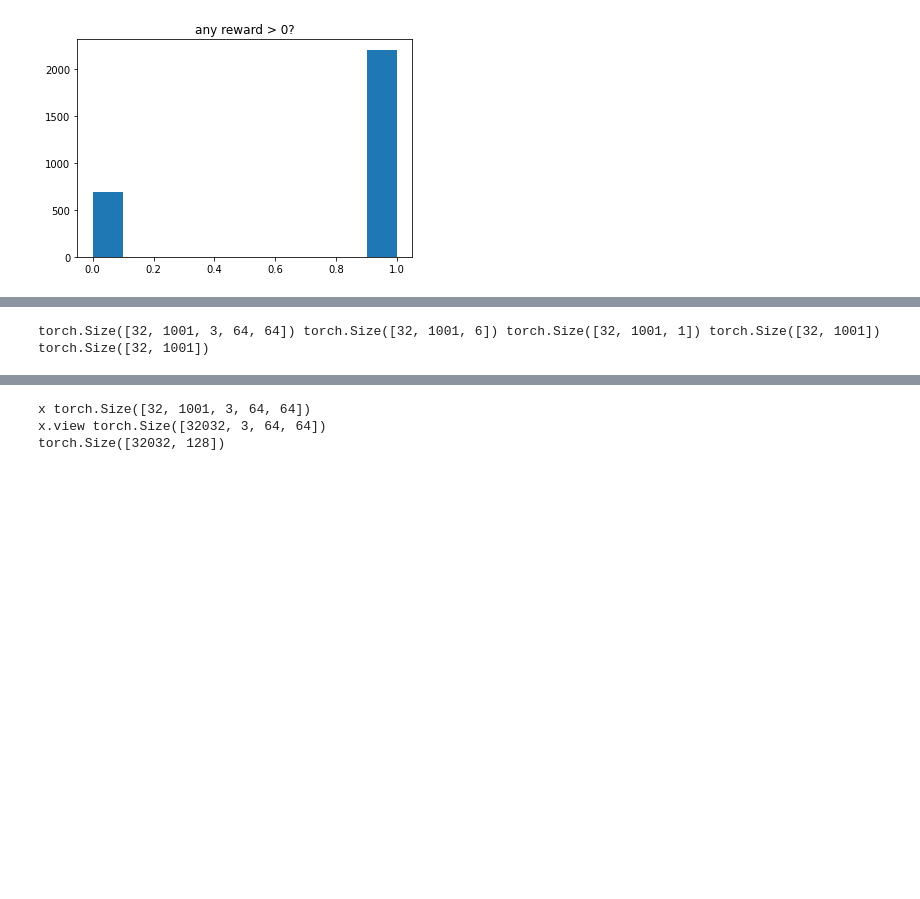
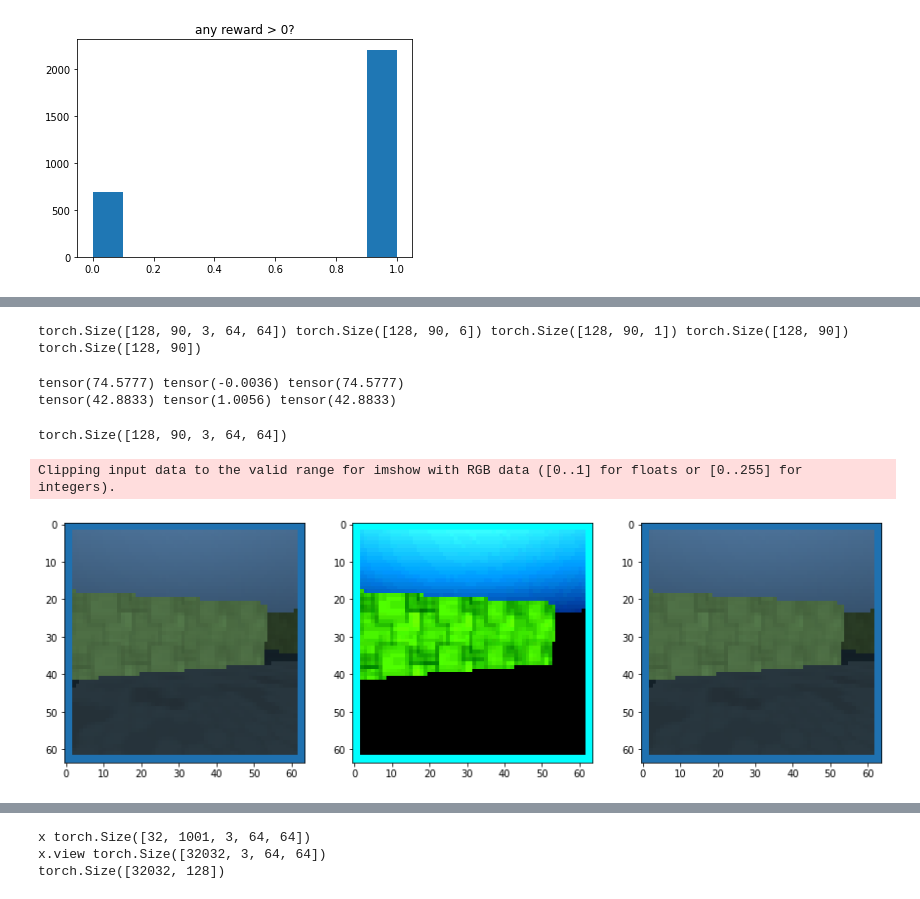
Before and after one commit to zen0no/RATE, a Jupyter notebook: MemoryMaze/MemoryMaze_notebooks/test.ipynb, the cells around one changed output, grey strips where cells are left out. Saved outputs shown, nothing was run; the diff lists cells and outputs as text; code cells hidden in the pictures; blank space fills up the shorter version.

```diff
--- a/MemoryMaze/MemoryMaze_notebooks/test.ipynb
+++ b/MemoryMaze/MemoryMaze_notebooks/test.ipynb
@@ -154,7 +234,54 @@ dataloader = DataLoader(dataset, batch_size=32, shuffle=True, num_workers=4)
+# %%
+def z_normalize(data, mean, std):
+    """_summary_
+
+    traj_norm.shape = torch.Size([5760, 3, 64, 112])
+    """
+    return (data - mean[None, :, None, None]) / std[None, :, None, None]
+
+
+def inverse_z_normalize(data, mean, std):
+    return data * std[None, :, None, None] + mean[None, :, None, None]
 # %%
-for batch in dataloader:
+for batch in tqdm(dataloader, total=len(dataloader)):
     x, a, rtg, timesteps, mask = batch
     print(x.shape, a.shape, rtg.shape, timesteps.shape, mask.shape)
     break
 # %% [output]
-torch.Size([32, 1001, 3, 64, 64]) torch.Size([32, 1001, 6]) torch.Size([32, 1001, 1]) torch.Size([32, 1001]) torch.Size([32, 1001])
+torch.Size([128, 90, 3, 64, 64]) torch.Size([128, 90, 6]) torch.Size([128, 90, 1]) torch.Size([128, 90]) torch.Size([128, 90])
+# %%
+ _b, _l, _c, _h, _w = x.shape
+x_res = x.clone().reshape(_b*_l, _c, _h, _w)
+x_res_norm = z_normalize(x_res, mean, std)
+x_norm = x_res_norm.clone().reshape(_b, _l, _c, _h, _w)
+# %%
+ _b, _l, _c, _h, _w = x.shape
+x_norm_res = x_norm.clone().reshape(_b*_l, _c, _h, _w)
+x_inv_res = inverse_z_normalize(x_norm_res, mean, std)
+x_restored = x_inv_res.clone().reshape(_b, _l, _c, _h, _w)
+# %%
+print(torch.mean(x), torch.mean(x_norm), torch.mean(x_restored))
+print(torch.std(x),  torch.std(x_norm),  torch.std(x_restored))
+# %% [output]
+tensor(74.5777) tensor(-0.0036) tensor(74.5777)
+tensor(42.8833) tensor(1.0056) tensor(42.8833)
+# %%
+x.shape
+# %% [output]
+torch.Size([128, 90, 3, 64, 64])
+# %%
+fig, ax = plt.subplots(1, 3, figsize=(15,5))
+
+ind = 10
+t = 0
+
+ax[0].imshow(x[ind][t].permute(1,2,0) / 255.)
+
+ax[1].imshow(x_norm[ind][t].permute(1,2,0))
+
+ax[2].imshow(x_restored[ind][t].permute(1,2,0) / 255.)
+
+plt.show()
+# %% [output]
+Clipping input data to the valid range for imshow with RGB data ([0..1] for floats or [0..255] for integers).
+[figure, added]
```
Also changed, not shown: parts of 18 cells of this notebook, 13 other files.
